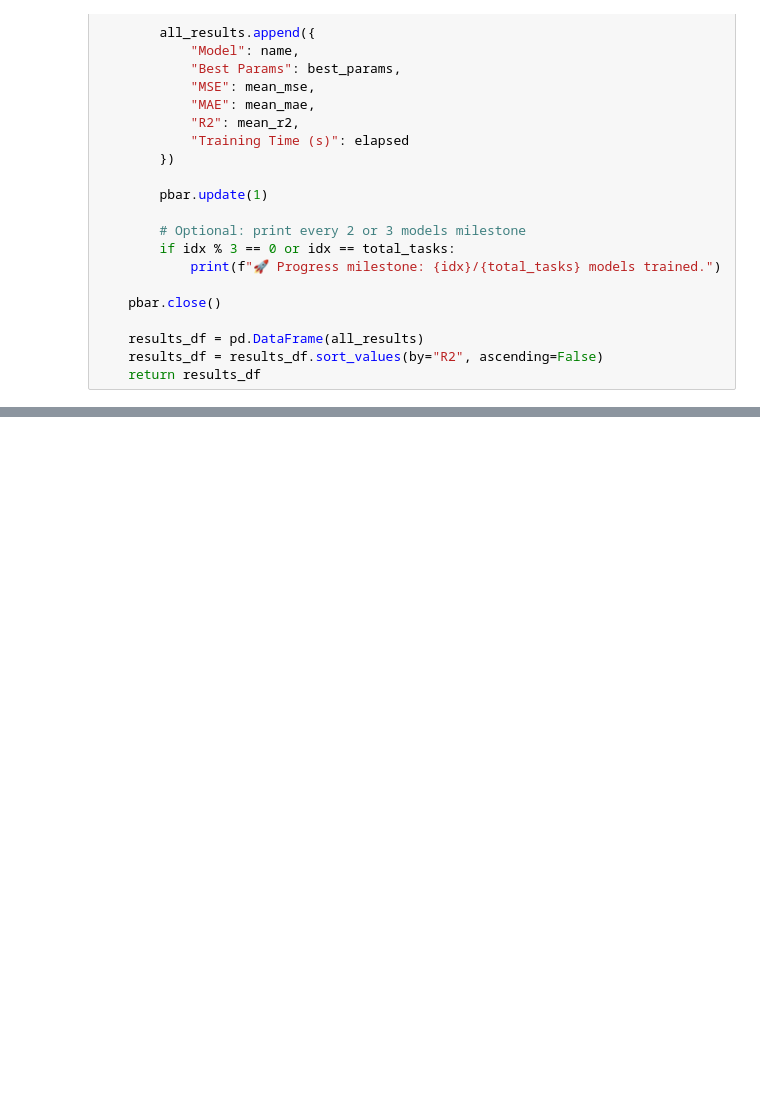
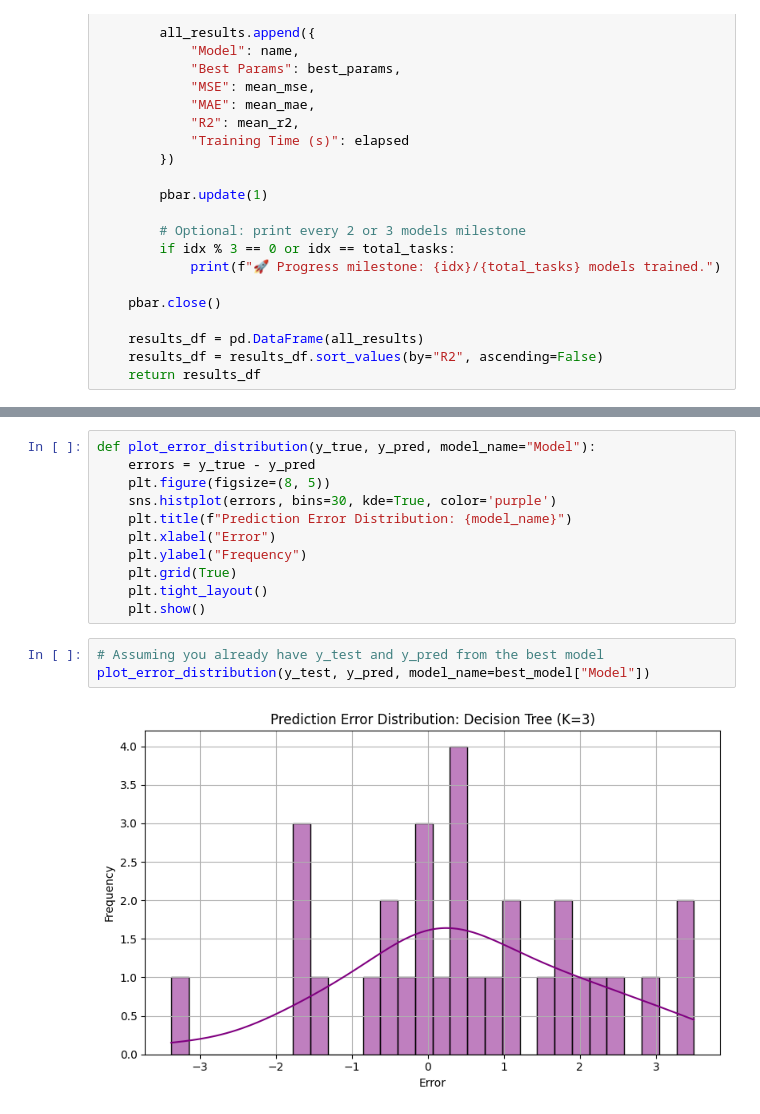
Before and after one commit to derex-cmd/ccdm, a Jupyter notebook: Bayesian Optimizer/Bayesian Optimizer.ipynb, the cells around one changed output, grey strips where cells are left out. Cells and saved outputs as stored; diff of their text form; blank space fills up the shorter version.

```diff
--- a/Bayesian Optimizer/Bayesian Optimizer.ipynb
+++ b/Bayesian Optimizer/Bayesian Optimizer.ipynb
@@ -267,0 +446,16 @@ NameError: name 'results_df' is not defined
+# %%
+def plot_error_distribution(y_true, y_pred, model_name="Model"):
+    errors = y_true - y_pred
+    plt.figure(figsize=(8, 5))
+    sns.histplot(errors, bins=30, kde=True, color='purple')
+    plt.title(f"Prediction Error Distribution: {model_name}")
+    plt.xlabel("Error")
+    plt.ylabel("Frequency")
+    plt.grid(True)
+    plt.tight_layout()
+    plt.show()
+# %%
+# Assuming you already have y_test and y_pred from the best model
+plot_error_distribution(y_test, y_pred, model_name=best_model["Model"])
+# %% [output]
+[figure, added]
```
Also changed, not shown: parts of 19 cells of this notebook, 13 other files.
